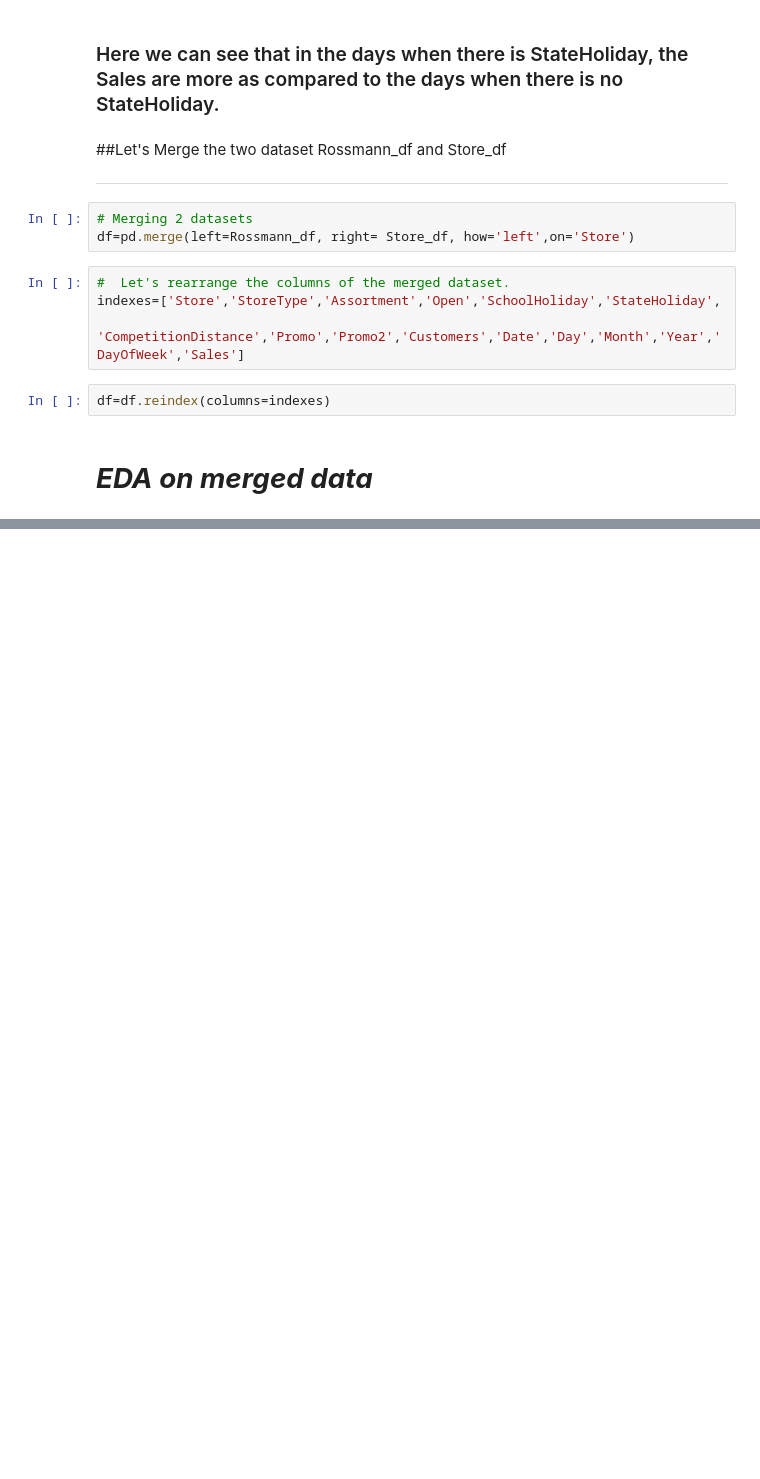
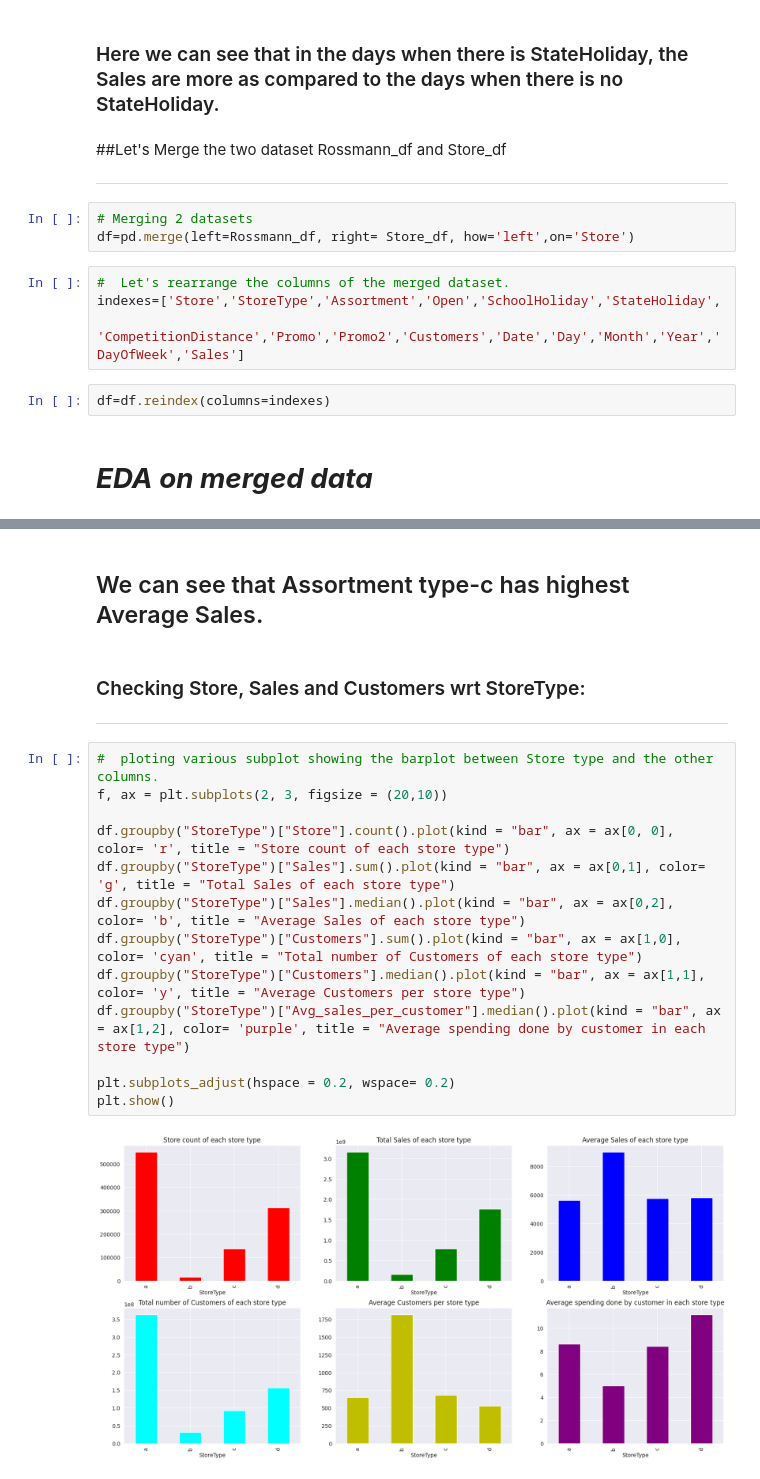
Before and after one commit to RPSahoo219/Regression_Analysis_on_Retail_Sales_Prediction, a Jupyter notebook: Retail_Sales_Prediction.ipynb, the cells around one changed output, grey strips where cells are left out. Cells and saved outputs as stored; diff of their text form; blank space fills up the shorter version.

```diff
--- a/Retail_Sales_Prediction.ipynb
+++ b/Retail_Sales_Prediction.ipynb
@@ -633,0 +648,22 @@ df.head(7)
+# %% [markdown]
+## We can see that Assortment type-c has highest Average Sales.
+# %% [markdown]
+### Checking Store, Sales and Customers wrt StoreType:
+
+
+---
+# %%
+#  ploting various subplot showing the barplot between Store type and the other columns.
+f, ax = plt.subplots(2, 3, figsize = (20,10))
+
+df.groupby("StoreType")["Store"].count().plot(kind = "bar", ax = ax[0, 0], color= 'r', title = "Store count of each store type")
+df.groupby("StoreType")["Sales"].sum().plot(kind = "bar", ax = ax[0,1], color= 'g', title = "Total Sales of each store type")
+df.groupby("StoreType")["Sales"].median().plot(kind = "bar", ax = ax[0,2], color= 'b', title = "Average Sales of each store type")
+df.groupby("StoreType")["Customers"].sum().plot(kind = "bar", ax = ax[1,0], color= 'cyan', title = "Total number of Customers of each store type")
+df.groupby("StoreType")["Customers"].median().plot(kind = "bar", ax = ax[1,1], color= 'y', title = "Average Customers per store type")
+df.groupby("StoreType")["Avg_sales_per_customer"].median().plot(kind = "bar", ax = ax[1,2], color= 'purple', title = "Average spending done by customer in each store type")
+
+plt.subplots_adjust(hspace = 0.2, wspace= 0.2)
+plt.show()
+# %% [output]
+[figure, added]
```
Also changed, not shown: parts of 55 cells of this notebook.
